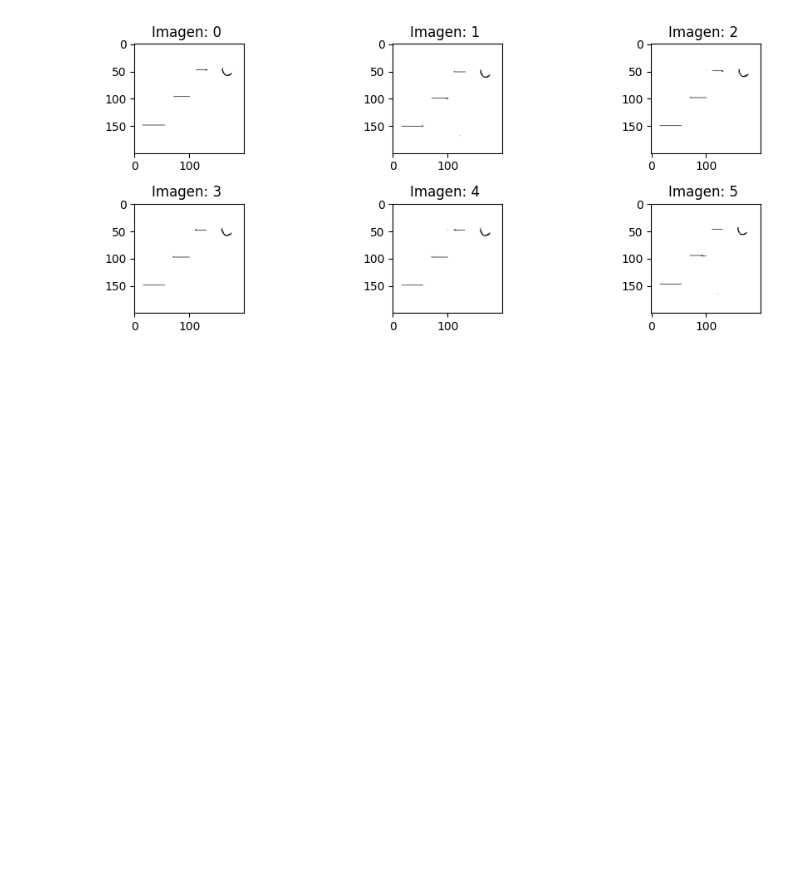
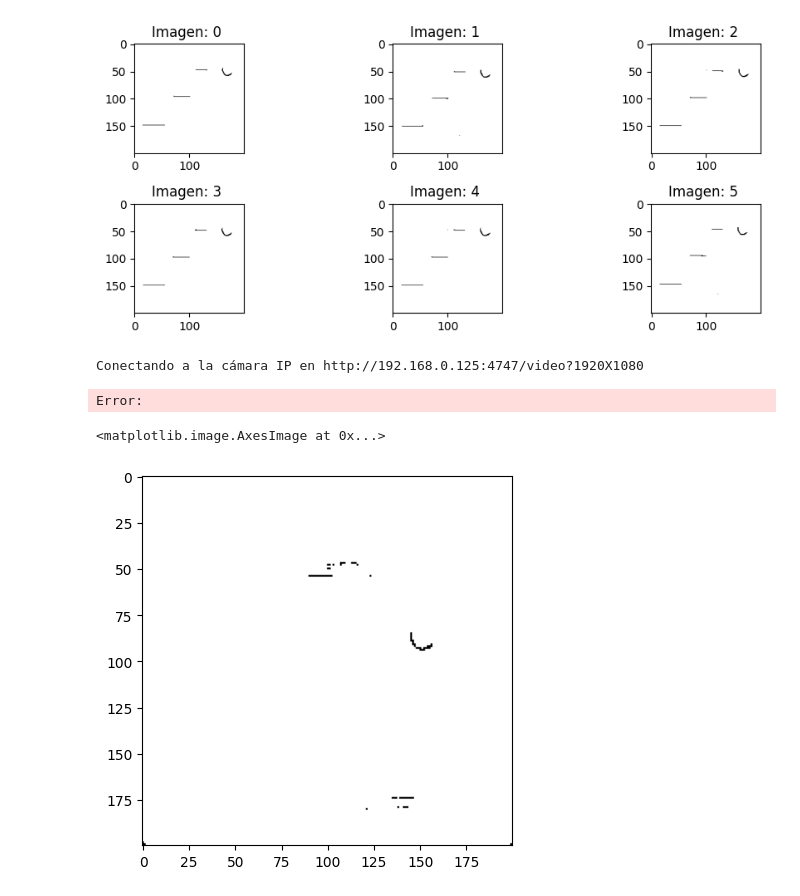
Before and after one commit to guidoglorioso/Distance-measure-image, a Jupyter notebook: scripts/medirLineas.ipynb, the cells around one changed output. Cells and saved outputs as stored; diff of their text form; code cells hidden in the pictures; blank space fills up the shorter version.

```diff
--- a/scripts/medirLineas.ipynb
+++ b/scripts/medirLineas.ipynb
@@ -640,3 +639,29 @@ Proceso terminado.
 Ploteo de imagenes
 []
 [figure]
+# %%
+from capture import IP_CAMERA
+import matplotlib.pyplot as plt
+import time
+
+cam = IP_CAMERA("192.168.0.125",resolution=IP_CAMERA.SIZE1920x1080)
+cam.init_camera()
+cam.cmdSender(cam.toggleLED)
+cam.cmdSender(cam.autoFocus)
+time.sleep(1)
+cam.set_rotation_angle(angle =270)
+image = cam.get_img()
+cv2.imwrite("./this_img.jpg",cv2.cvtColor(image,cv2.COLOR_RGB2BGR))
+cam.disconnect()
+if image is not None:
+    pass
+    #plt.imshow(meas.get_matriz("./this_img.jpg",0.1,20))
+# %% [output]
+Conectando a la cámara IP en http://192.168.0.125:4747/video?1920X1080
+Error:
+# %%
+_img = meas.resize_y_threshold(_img,(200,200))
+plt.imshow(meas.grey2rgb(_img))
+# %% [output]
+<matplotlib.image.AxesImage at 0x...>
+[figure, added]
```
Also changed, not shown: parts of 3 cells of this notebook, 2 other files.
